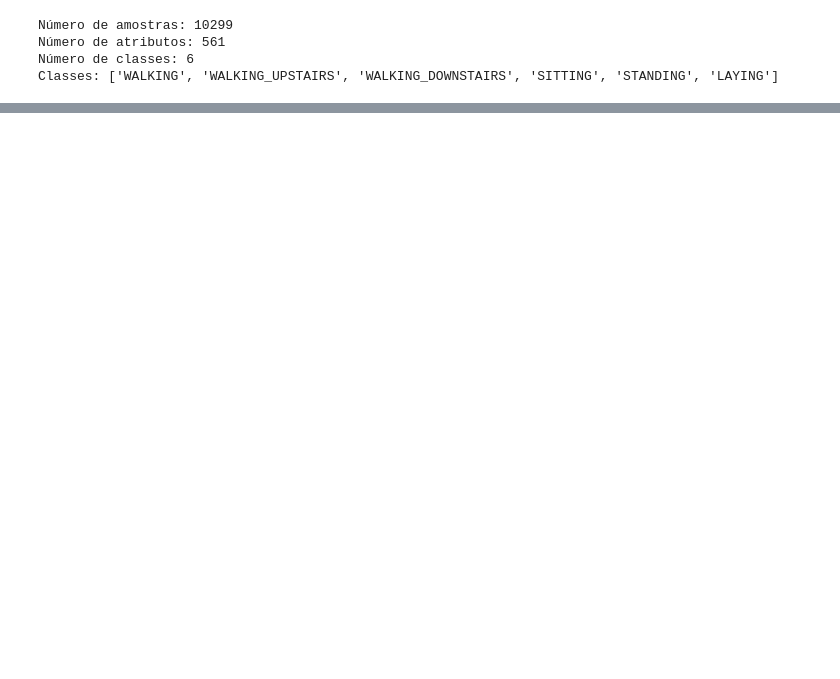
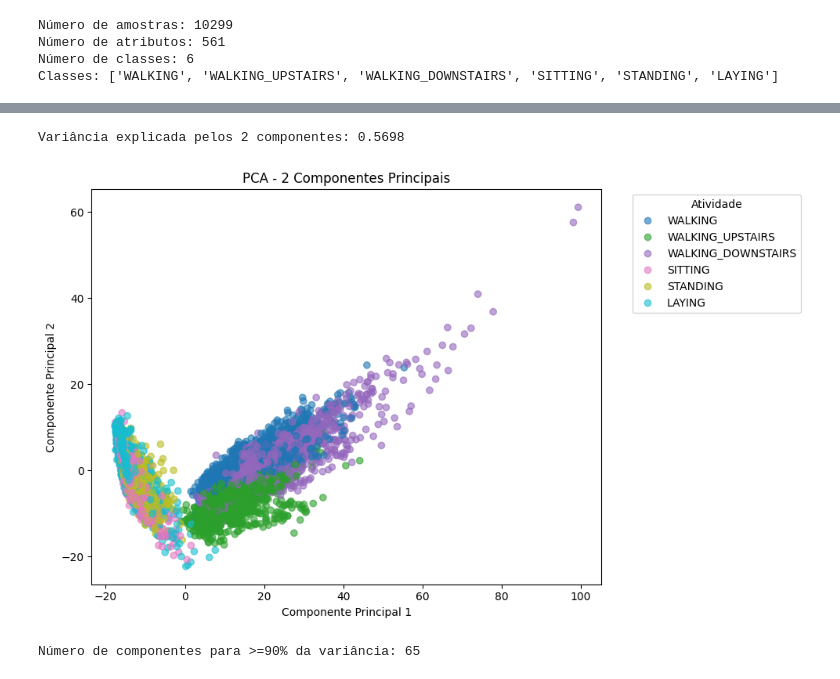
Before and after one commit to EmillySatiro/Redu-o-de-Dimensionalidade-na-Base-UCI-HAR, a Jupyter notebook: main.ipynb, the cells around one changed output, grey strips where cells are left out. Cells and saved outputs as stored; diff of their text form; code cells hidden in the pictures; blank space fills up the shorter version.

Commit message:
Processamento, redução de dimensionalidade, seleção de características e análise dos resultados na base UCI HAR

```diff
--- a/main.ipynb
+++ b/main.ipynb
@@ -10,3 +55,7 @@ Identifique número de amostras, atributos e classes.
 import pandas as pd
 import os
+# %%
+# Caminho base para o dataset
+dataset_path = "/home/emilly/Trabalho_2_Tp/Redu-o-de-Dimensionalidade-na-Base-UCI-HAR/UCI HAR Dataset"
+# dataset_path = 'C:\\Users\\walis\\Documents\\Facul\\Redu-o-de-Dimensionalidade-na-Base-UCI-HAR\\UCI HAR Dataset'
 # %%
@@ -57,0 +110,13 @@ Classes: ['WALKING', 'WALKING_UPSTAIRS', 'WALKING_DOWNSTAIRS', 'SITTING', 'STAND
+# %%
+
+# Inicializa o StandardScaler
+scaler = StandardScaler()
+
+# Normaliza os atributos (X)
+X_scaled = scaler.fit_transform(X)
+
+# X_scaled será usado para PCA
+print("Shape dos dados normalizados:", X_scaled.shape)
+
+# y já está separado e pronto para uso
+print("Shape dos rótulos:", y.shape)
@@ -57,0 +136,29 @@ Classes: ['WALKING', 'WALKING_UPSTAIRS', 'WALKING_DOWNSTAIRS', 'SITTING', 'STAND
+# %%
+
+# Aplica PCA para 2 componentes principais
+pca_2 = PCA(n_components=2)
+X_pca_2 = pca_2.fit_transform(X_scaled)
+
+# Variância explicada pelos 2 componentes
+explained_var_2 = pca_2.explained_variance_ratio_
+print(f"Variância explicada pelos 2 componentes: {explained_var_2.sum():.4f}")
+
+# Visualização 2D dos dados
+plt.figure(figsize=(10,6))
+scatter = plt.scatter(X_pca_2[:,0], X_pca_2[:,1], c=y.values.ravel(), cmap='tab10', alpha=0.6)
+plt.xlabel('Componente Principal 1')
+plt.ylabel('Componente Principal 2')
+plt.title('PCA - 2 Componentes Principais')
+plt.legend(handles=scatter.legend_elements()[0], labels=class_names, title="Atividade", bbox_to_anchor=(1.05, 1), loc='upper left')
+plt.tight_layout()
+plt.show()
+
+# Determina quantos componentes explicam pelo menos 90% da variância
+pca_full = PCA().fit(X_scaled)
+cumulative_var = np.cumsum(pca_full.explained_variance_ratio_)
+n_components_90 = np.argmax(cumulative_var >= 0.90) + 1
+print(f"Número de componentes para >=90% da variância: {n_components_90}")
+# %% [output]
+Variância explicada pelos 2 componentes: 0.5698
+[figure, added]
+Número de componentes para >=90% da variância: 65
```
Also changed, not shown: parts of 13 cells of this notebook, 1 other file.
